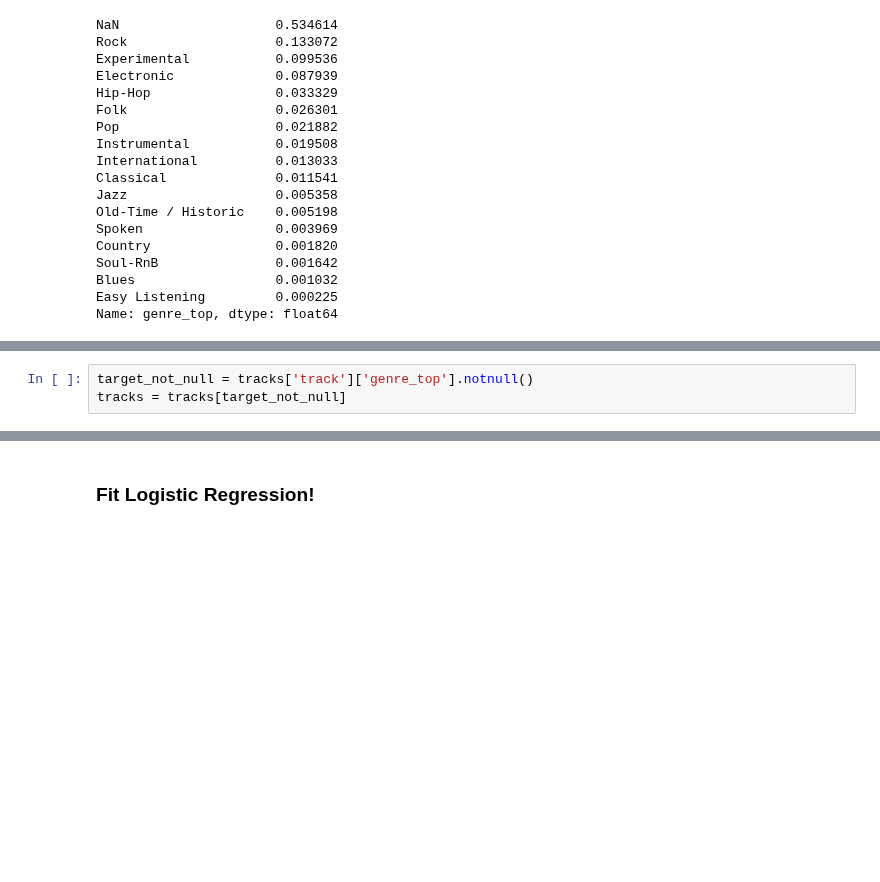
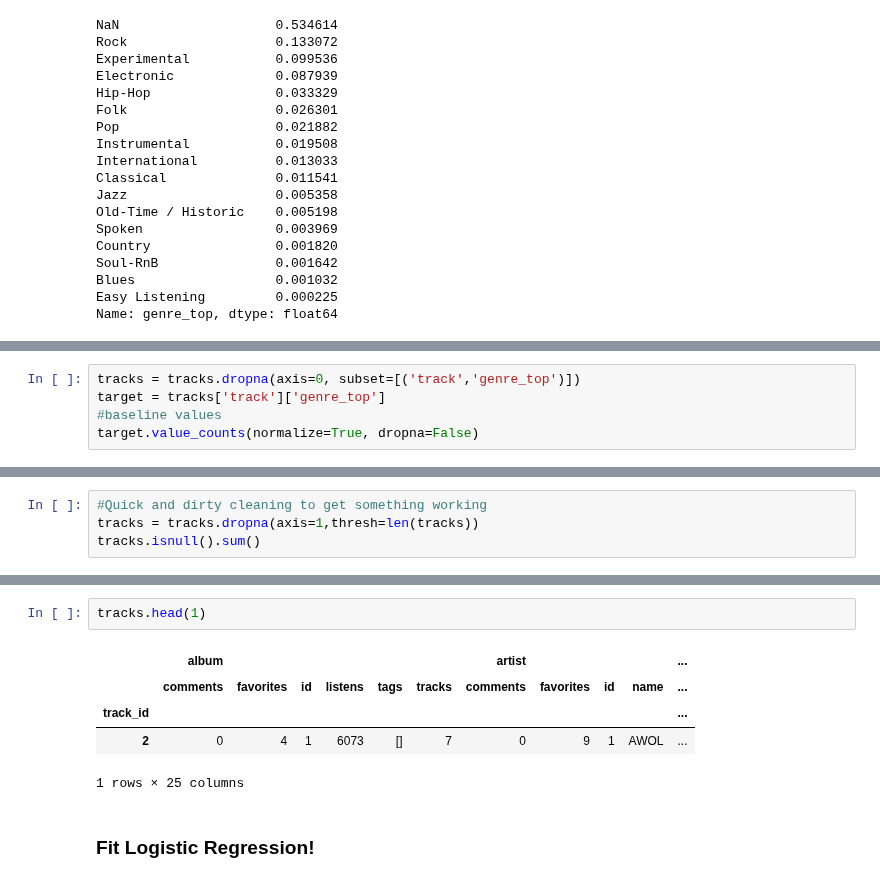
Before and after one commit to LambdaSchool/DS-Unit-2-Sprint-3-Classification-Validation, a Jupyter notebook: module1-logistic-regression/LS_DS_231_Logistic_Regression.ipynb, the cells around one changed output, grey strips where cells are left out. Drawn from its saved outputs; the diff is of its cells as text; blank space fills up the shorter version.

```diff
--- a/module1-logistic-regression/LS_DS_231_Logistic_Regression.ipynb
+++ b/module1-logistic-regression/LS_DS_231_Logistic_Regression.ipynb
@@ -626,3 +624,0 @@ So, only keep observations where the target is not null.
-# %%
-target_not_null = tracks['track']['genre_top'].notnull()
-tracks = tracks[target_not_null]
@@ -679,0 +625,5 @@ memory usage: 216.1+ MB
+# %%
+tracks = tracks.dropna(axis=0, subset=[('track','genre_top')])
+target = tracks['track']['genre_top']
+#baseline values
+target.value_counts(normalize=True, dropna=False)
@@ -679,0 +668,4 @@ memory usage: 216.1+ MB
+# %%
+#Quick and dirty cleaning to get something working
+tracks = tracks.dropna(axis=1,thresh=len(tracks))
+tracks.isnull().sum()
@@ -680,3 +690,11 @@ memory usage: 216.1+ MB
+# %%
+tracks.head(1)
+# %% [output]
+|  | album |  |  |  |  |  | artist |  |  |  | ... |
+|  | comments | favorites | id | listens | tags | tracks | comments | favorites | id | name | ... |
+| track_id |  |  |  |  |  |  |  |  |  |  | ... |
+| 2 | 0 | 4 | 1 | 6073 | [] | 7 | 0 | 9 | 1 | AWOL | ... |
+1 rows × 25 columns
 # %% [markdown]
 ### Fit Logistic Regression!
 # %%
```
Also changed, not shown: parts of 38 cells of this notebook.
